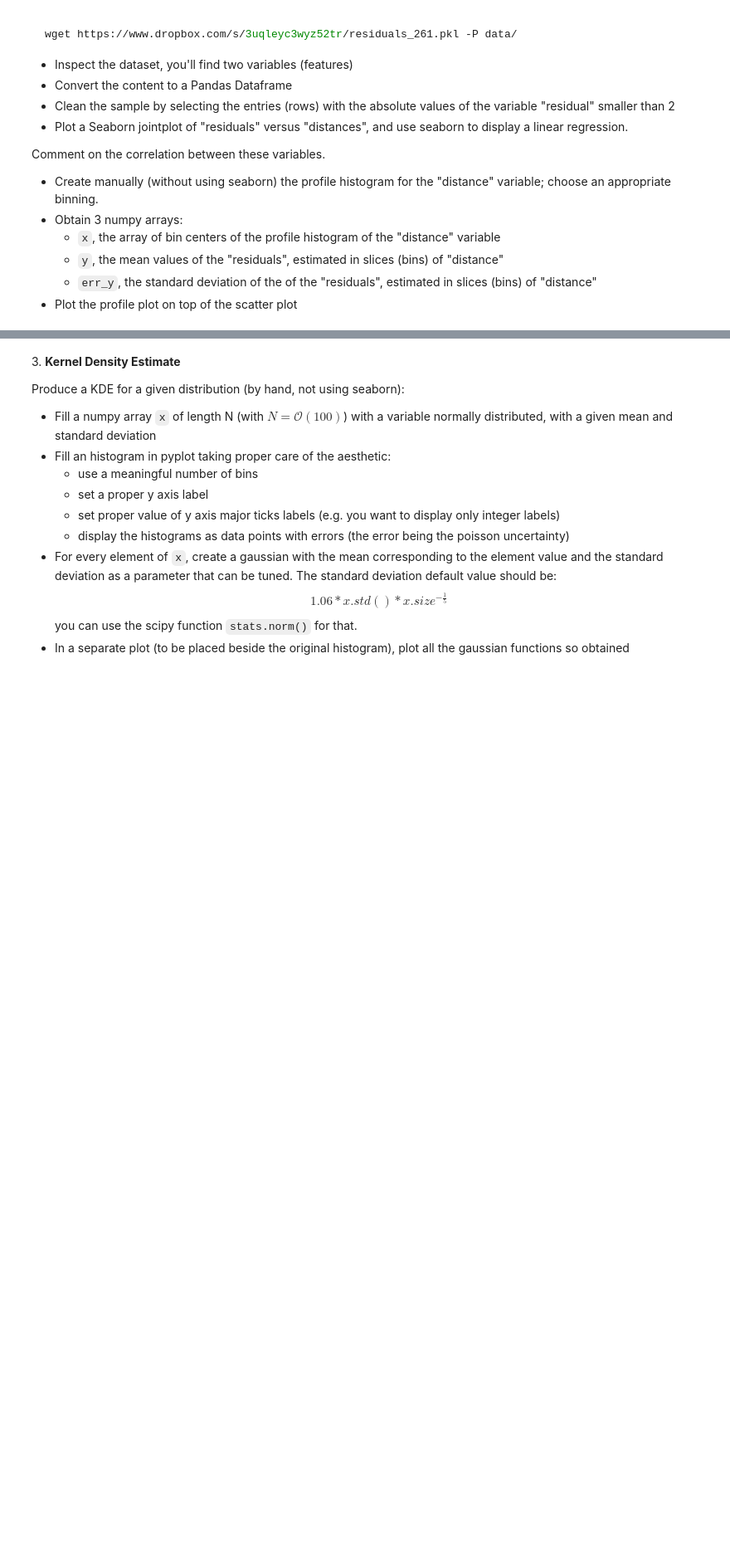
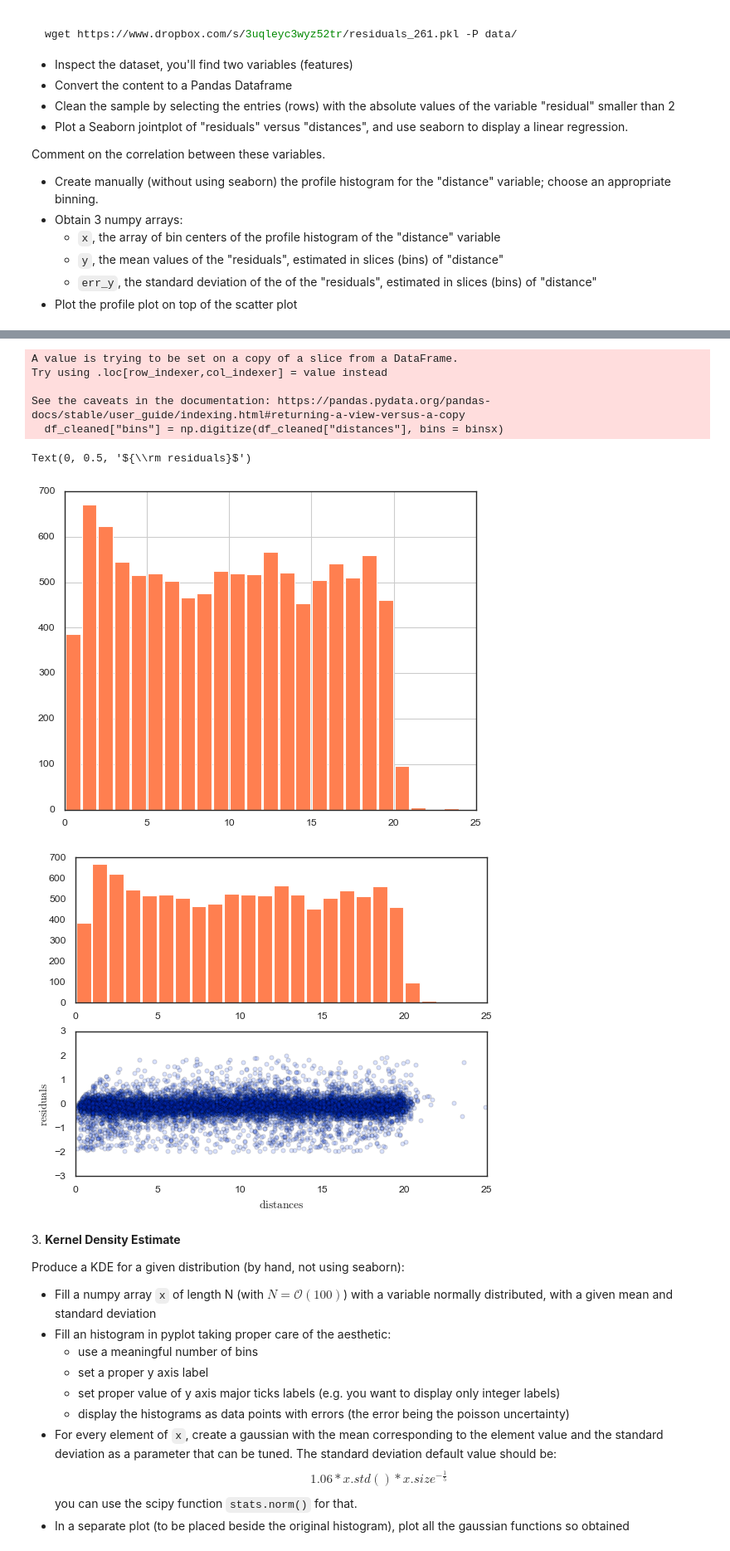
Before and after one commit to zucchett/HighLevelProgramming2021, a Jupyter notebook: 07ex_visualization.ipynb, the cells around one changed output, grey strips where cells are left out. Shown at 83% size. Drawn from its saved outputs; the diff is of its cells as text; code cells hidden in the pictures; blank space fills up the shorter version.

```diff
--- a/07ex_visualization.ipynb
+++ b/07ex_visualization.ipynb
@@ -84,0 +122,25 @@ df = pd.read_pickle(fileName)
+# %%
+### 2.6 ###
+binsx = np.linspace(0, 25, 26)
+#df_cleaned["distances"].hist(bins = binsx, align = "mid", color = "coral", rwidth = 0.9)
+df_cleaned["distances"].hist(bins = binsx, align = "mid", color = "coral", rwidth = 0.9)
+
+
+
+### 2.7 ###
+x = (binsx[1:]+binsx[:-1])/2
+print(x)
+
+df_cleaned["bins"] = np.digitize(df_cleaned["distances"], bins = binsx)
+y = df_cleaned.groupby("bins")["residuals"].mean()
+print(y)
+err_y = df_cleaned.groupby("bins")["residuals"].std()
+print(len(err_y))
+
+fig, ax = plt.subplots(2,1); fig.patch.set_facecolor("xkcd:white")
+
+ax[0].hist(df_cleaned["distances"], bins = binsx, align = "mid", color = "coral", rwidth = 0.9)
+ax[1].scatter(data = df_cleaned, x = "distances", y = "residuals", marker = "o", alpha = 0.15, edgecolors = "black")
+ax[1].set_xlim(0, 25); ax[1].set_xlabel("${\\rm distances}$")
+ax[1].set_ylabel("${\\rm residuals}$")
+# %% [output]
@@ -85,3 +164,11 @@ df = pd.read_pickle(fileName)
+A value is trying to be set on a copy of a slice from a DataFrame.
+Try using .loc[row_indexer,col_indexer] = value instead
+
+See the caveats in the documentation: https://pandas.pydata.org/pandas-docs/stable/user_guide/indexing.html#returning-a-view-versus-a-copy
+  df_cleaned["bins"] = np.digitize(df_cleaned["distances"], bins = binsx)
+Text(0, 0.5, '${\\rm residuals}$')
+[figure, added]
+[figure, added]
 # %% [markdown]
 3\. **Kernel Density Estimate**
 
```
Also changed, not shown: parts of 5 cells of this notebook, 1 other file.
